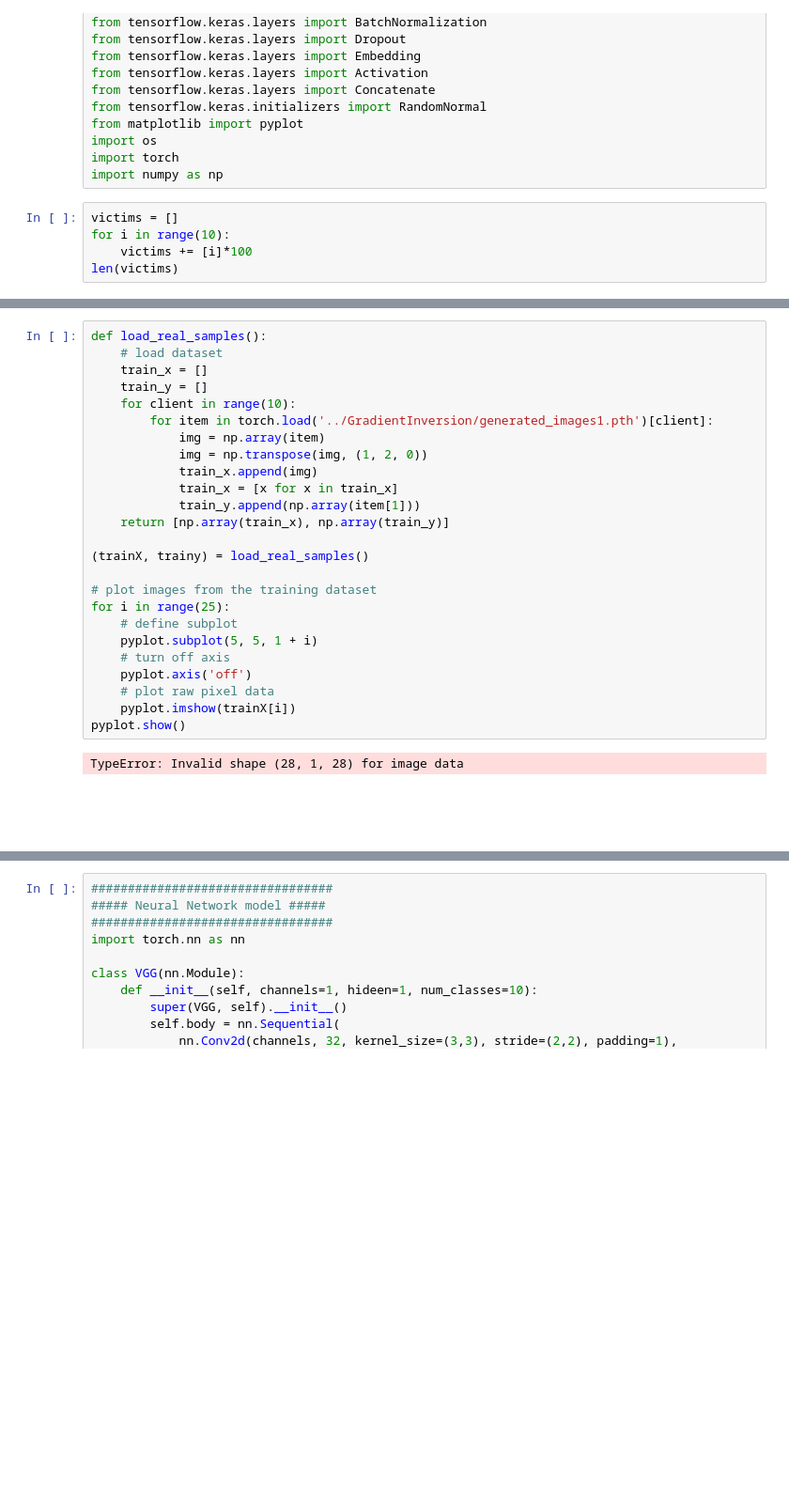
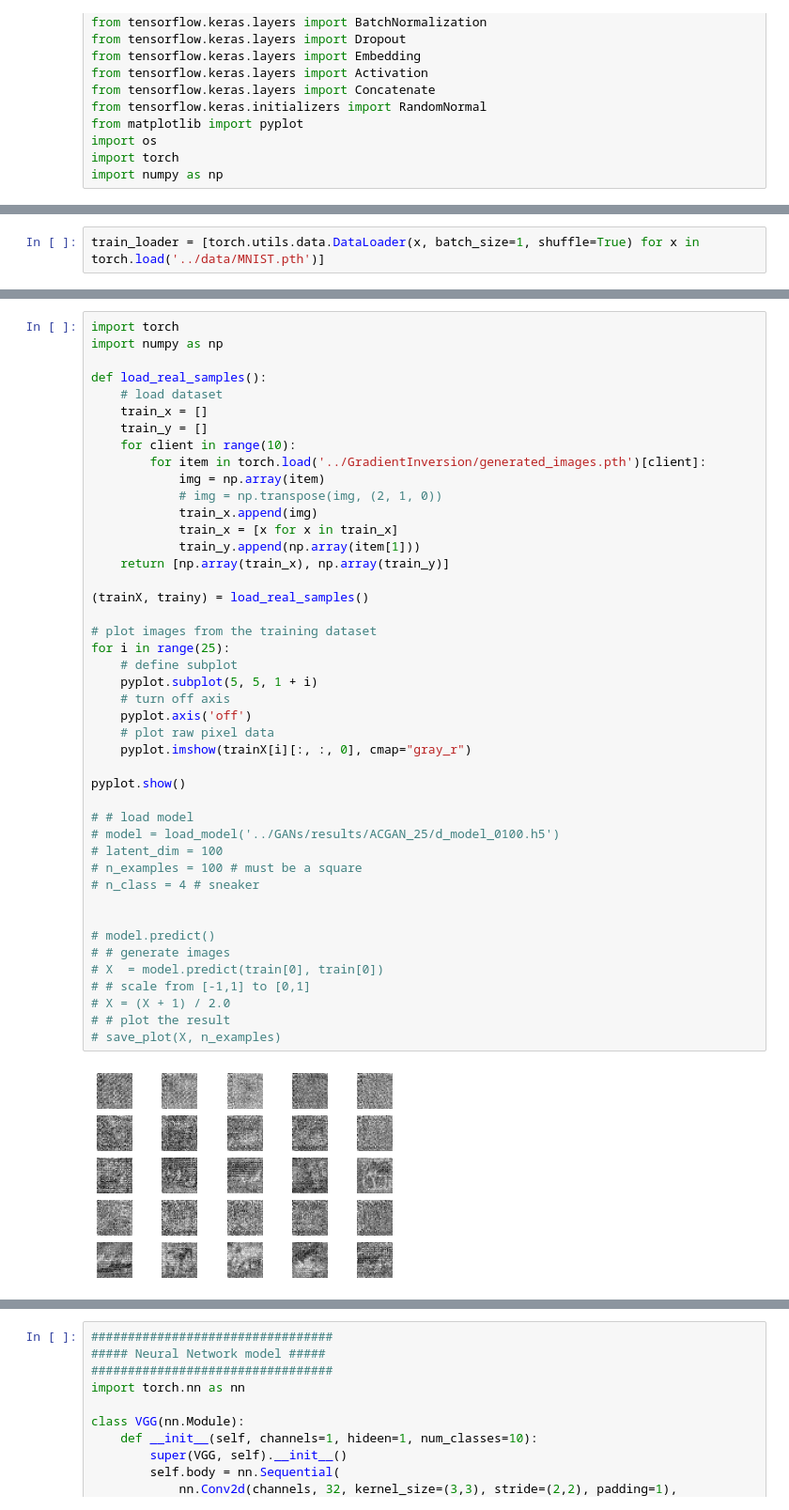
Before and after one commit to hiepvo01/TRUSTCOM2022, a Jupyter notebook: GANs/GAN.ipynb, the cells around one changed output, grey strips where cells are left out. Shown at 94% size. Cells and saved outputs as stored; diff of their text form; blank space fills up the shorter version.

```diff
--- a/GANs/GAN.ipynb
+++ b/GANs/GAN.ipynb
@@ -26,8 +26,3 @@ from matplotlib import pyplot
 import os
 import torch
 import numpy as np
-# %%
-victims = []
-for i in range(10):
-    victims += [i]*100
-len(victims)
@@ -35,0 +425,2 @@ len(victims)
+# %%
+train_loader = [torch.utils.data.DataLoader(x, batch_size=1, shuffle=True) for x in torch.load('../data/MNIST.pth')]
@@ -36,31 +516,49 @@ len(victims)
 # %%
+import torch
+import numpy as np
+
 def load_real_samples():
 	# load dataset
 	train_x = []
 	train_y = []
 	for client in range(10):
-		for item in torch.load('../GradientInversion/generated_images1.pth')[client]:
+		for item in torch.load('../GradientInversion/generated_images.pth')[client]:
 			img = np.array(item)
-			img = np.transpose(img, (1, 2, 0))
+			# img = np.transpose(img, (2, 1, 0))
 			train_x.append(img)
 			train_x = [x for x in train_x]
 			train_y.append(np.array(item[1]))
 	return [np.array(train_x), np.array(train_y)]
 
 (trainX, trainy) = load_real_samples()
 
 # plot images from the training dataset
 for i in range(25):
 	# define subplot
 	pyplot.subplot(5, 5, 1 + i)
 	# turn off axis
 	pyplot.axis('off')
 	# plot raw pixel data
-	pyplot.imshow(trainX[i])
+	pyplot.imshow(trainX[i][:, :, 0], cmap="gray_r")
+
 pyplot.show()
+
+# # load model
+# model = load_model('../GANs/results/ACGAN_25/d_model_0100.h5')
+# latent_dim = 100
+# n_examples = 100 # must be a square
+# n_class = 4 # sneaker
+
+
+# model.predict()
+# # generate images
+# X  = model.predict(train[0], train[0])
+# # scale from [-1,1] to [0,1]
+# X = (X + 1) / 2.0
+# # plot the result
+# save_plot(X, n_examples)
 # %% [output]
-TypeError: Invalid shape (28, 1, 28) for image data
-[figure, old version]
+[figure, new version]
 # %%
 # define the standalone discriminator model
 def define_discriminator(in_shape=(28,28,1), n_classes=10):
```
Also changed, not shown: parts of 9 cells of this notebook, 4 other files.
